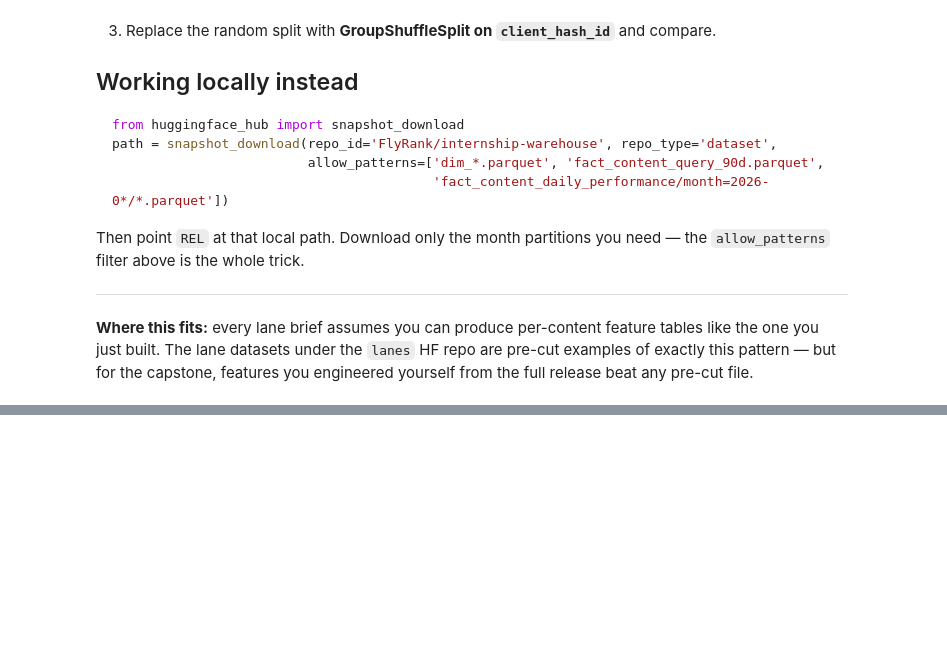
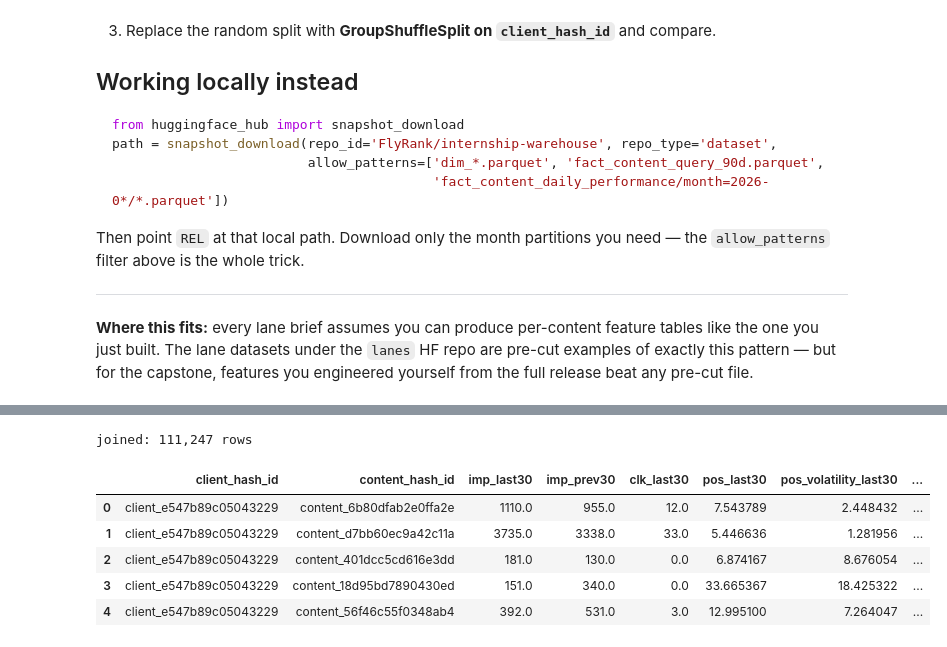
Before and after one commit to whozahm3d/flyrank-ml-internship, a Jupyter notebook: notebooks/03_working_with_the_full_release.ipynb, the cells around one changed output, grey strips where cells are left out. Saved outputs shown, nothing was run; the diff lists cells and outputs as text; code cells hidden in the pictures; blank space fills up the shorter version.

```diff
--- a/notebooks/03_working_with_the_full_release.ipynb
+++ b/notebooks/03_working_with_the_full_release.ipynb
@@ -183,0 +278,22 @@ release beat any pre-cut file.
+# %%
+features_v2 = con.sql(f"""
+    WITH bounds AS (
+        SELECT MAX(report_date) AS end_d FROM {TABLES['fact_daily']}
+    ),
+    windowed AS (
+        SELECT f.client_hash_id, f.content_hash_id,
+               SUM(CASE WHEN f.report_date >  b.end_d - INTERVAL 30 DAY THEN f.gsc_impressions ELSE 0 END) AS imp_last30,
+               SUM(CASE WHEN f.report_date <= b.end_d - INTERVAL 30 DAY THEN f.gsc_impressions ELSE 0 END) AS imp_prev30,
+               SUM(CASE WHEN f.report_date >  b.end_d - INTERVAL 30 DAY THEN f.gsc_clicks ELSE 0 END)      AS clk_last30,
+               AVG(CASE WHEN f.report_date >  b.end_d - INTERVAL 30 DAY THEN f.gsc_avg_position END)       AS pos_last30,
+               STDDEV(CASE WHEN f.report_date >  b.end_d - INTERVAL 30 DAY THEN f.gsc_avg_position END)    AS pos_volatility_last30
+        FROM {TABLES['fact_daily']} f, bounds b
+        WHERE f.report_date > b.end_d - INTERVAL 60 DAY
+        GROUP BY 1, 2
+        HAVING imp_prev30 >= 100
+    )
+    SELECT * FROM windowed
+""").df()
+
+print(f'{len(features_v2):,} content items with enough history')
+features_v2.head()
@@ -183,0 +308,25 @@ release beat any pre-cut file.
+# %%
+# Re-join with query signals and rebuild the modeling frame, now including pos_volatility_last30
+qsignals = con.sql(f"""
+    SELECT content_hash_id,
+           ANY_VALUE(content_visible_query_count)     AS visible_queries,
+           ANY_VALUE(rare_impressions_share)          AS rare_share,
+           ANY_VALUE(anonymized_impressions_share)    AS anon_share,
+           MAX(impressions_90d)                       AS top_query_impressions,
+           SUM(impressions_90d)                       AS kept_impressions
+    FROM {TABLES['fact_query_90d']}
+    GROUP BY content_hash_id
+""").df()
+
+qsignals['top_query_share'] = qsignals['top_query_impressions'] / qsignals['kept_impressions']
+data_v2 = features_v2.merge(qsignals, on='content_hash_id', how='left')
+print(f'joined: {len(data_v2):,} rows')
+data_v2.head()
+# %% [output]
+joined: 111,247 rows
+|  | client_hash_id | content_hash_id | imp_last30 | imp_prev30 | clk_last30 | pos_last30 | pos_volatility_last30 | ... |
+| 0 | client_e547b89c05043229 | content_6b80dfab2e0ffa2e | 1110.0 | 955.0 | 12.0 | 7.543789 | 2.448432 | ... |
+| 1 | client_e547b89c05043229 | content_d7bb60ec9a42c11a | 3735.0 | 3338.0 | 33.0 | 5.446636 | 1.281956 | ... |
+| 2 | client_e547b89c05043229 | content_401dcc5cd616e3dd | 181.0 | 130.0 | 0.0 | 6.874167 | 8.676054 | ... |
+| 3 | client_e547b89c05043229 | content_18d95bd7890430ed | 151.0 | 340.0 | 0.0 | 33.665367 | 18.425322 | ... |
+| 4 | client_e547b89c05043229 | content_56f46c55f0348ab4 | 392.0 | 531.0 | 3.0 | 12.995100 | 7.264047 | ... |
```
Also changed, not shown: parts of 12 cells of this notebook.
